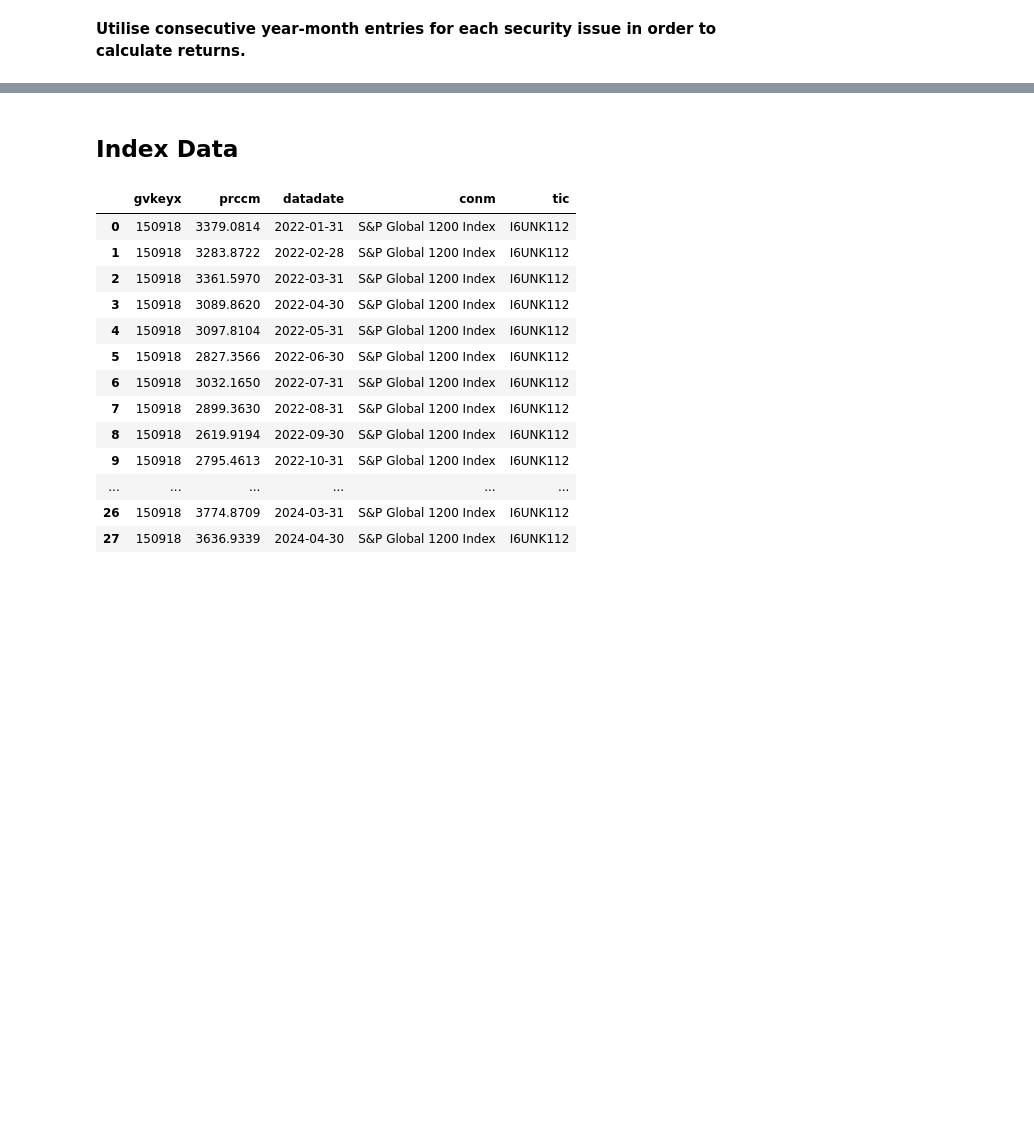
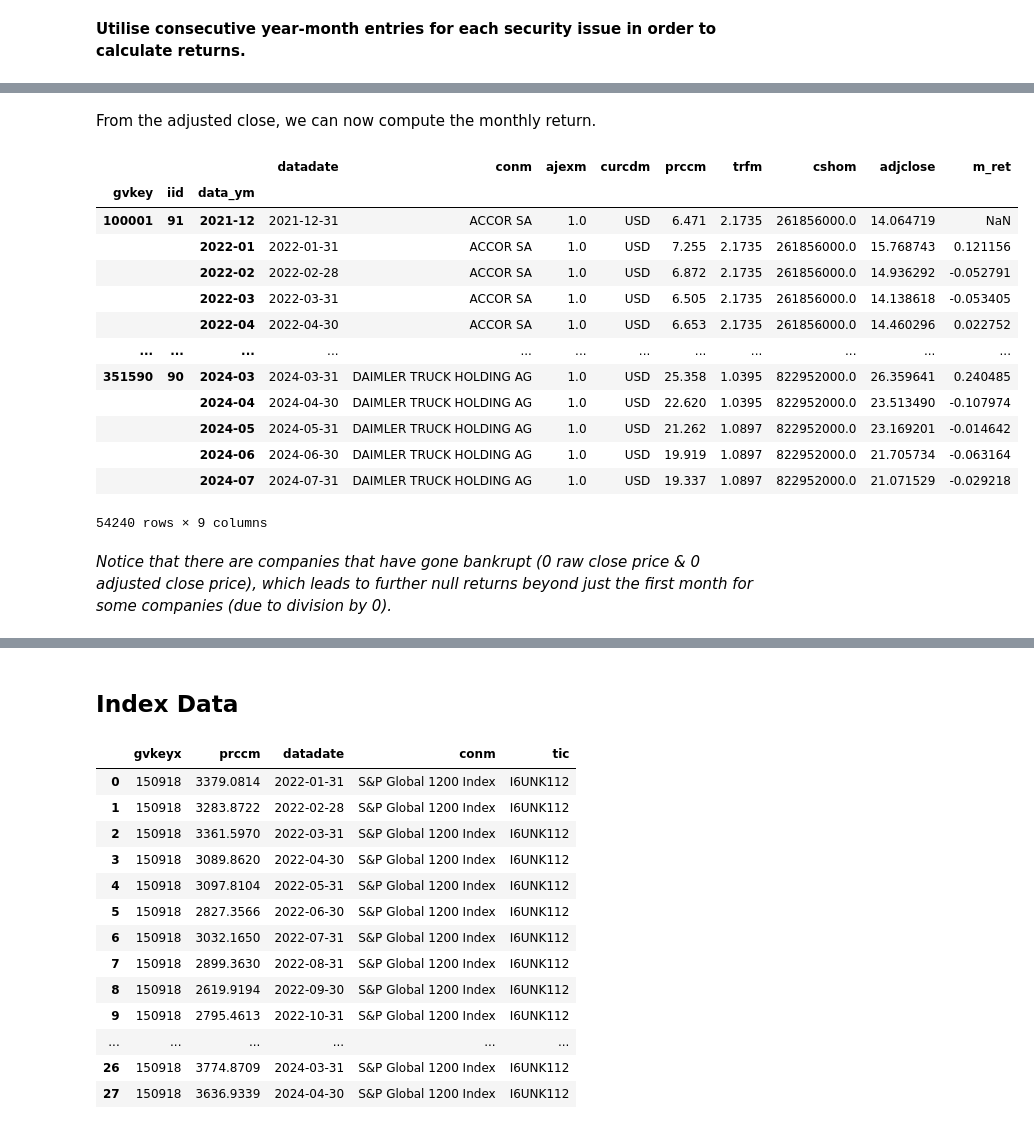
Before and after one commit to varunchodanker/MSc-Individual-Project, a Jupyter notebook: Phase1.ipynb, the cells around one changed output, grey strips where cells are left out. Drawn from its saved outputs; the diff is of its cells as text; code cells hidden in the pictures; blank space fills up the shorter version.

```diff
--- a/Phase1.ipynb
+++ b/Phase1.ipynb
@@ -1186,0 +1220,6 @@ na_returns_issue_ym
+# %%
+na_returns_full_issue = na_returns_issue_yms[
+    na_returns_issue_yms["data_ym"] == 32
+]
+
+na_returns_full_issue
@@ -1186,0 +1289,27 @@ na_returns_issue_ym
+# %% [markdown]
+From the adjusted close, we can now compute the monthly return.
+# %%
+na_returns_df["m_ret"] = na_returns_df.groupby(
+    level=["gvkey", "iid"]
+)["adjclose"].pct_change()
+
+na_returns_df
+# %% [output]
+|  |  |  | datadate | conm | ajexm | curcdm | prccm | trfm | cshom | adjclose | m_ret |
+| gvkey | iid | data_ym |  |  |  |  |  |  |  |  |  |
+| 100001 | 91 | 2021-12 | 2021-12-31 | ACCOR SA | 1.0 | USD | 6.471 | 2.1735 | 261856000.0 | 14.064719 | NaN |
+|  |  | 2022-01 | 2022-01-31 | ACCOR SA | 1.0 | USD | 7.255 | 2.1735 | 261856000.0 | 15.768743 | 0.121156 |
+|  |  | 2022-02 | 2022-02-28 | ACCOR SA | 1.0 | USD | 6.872 | 2.1735 | 261856000.0 | 14.936292 | -0.052791 |
+|  |  | 2022-03 | 2022-03-31 | ACCOR SA | 1.0 | USD | 6.505 | 2.1735 | 261856000.0 | 14.138618 | -0.053405 |
+|  |  | 2022-04 | 2022-04-30 | ACCOR SA | 1.0 | USD | 6.653 | 2.1735 | 261856000.0 | 14.460296 | 0.022752 |
+| ... | ... | ... | ... | ... | ... | ... | ... | ... | ... | ... | ... |
+| 351590 | 90 | 2024-03 | 2024-03-31 | DAIMLER TRUCK HOLDING AG | 1.0 | USD | 25.358 | 1.0395 | 822952000.0 | 26.359641 | 0.240485 |
+|  |  | 2024-04 | 2024-04-30 | DAIMLER TRUCK HOLDING AG | 1.0 | USD | 22.620 | 1.0395 | 822952000.0 | 23.513490 | -0.107974 |
+|  |  | 2024-05 | 2024-05-31 | DAIMLER TRUCK HOLDING AG | 1.0 | USD | 21.262 | 1.0897 | 822952000.0 | 23.169201 | -0.014642 |
+|  |  | 2024-06 | 2024-06-30 | DAIMLER TRUCK HOLDING AG | 1.0 | USD | 19.919 | 1.0897 | 822952000.0 | 21.705734 | -0.063164 |
+|  |  | 2024-07 | 2024-07-31 | DAIMLER TRUCK HOLDING AG | 1.0 | USD | 19.337 | 1.0897 | 822952000.0 | 21.071529 | -0.029218 |
+54240 rows × 9 columns
+# %% [markdown]
+*Notice that there are companies that have gone bankrupt (0 raw close price &
+0 adjusted close price), which leads to further null returns beyond just the
+first month for some companies (due to division by 0).*
```
Also changed, not shown: parts of 41 cells of this notebook.
